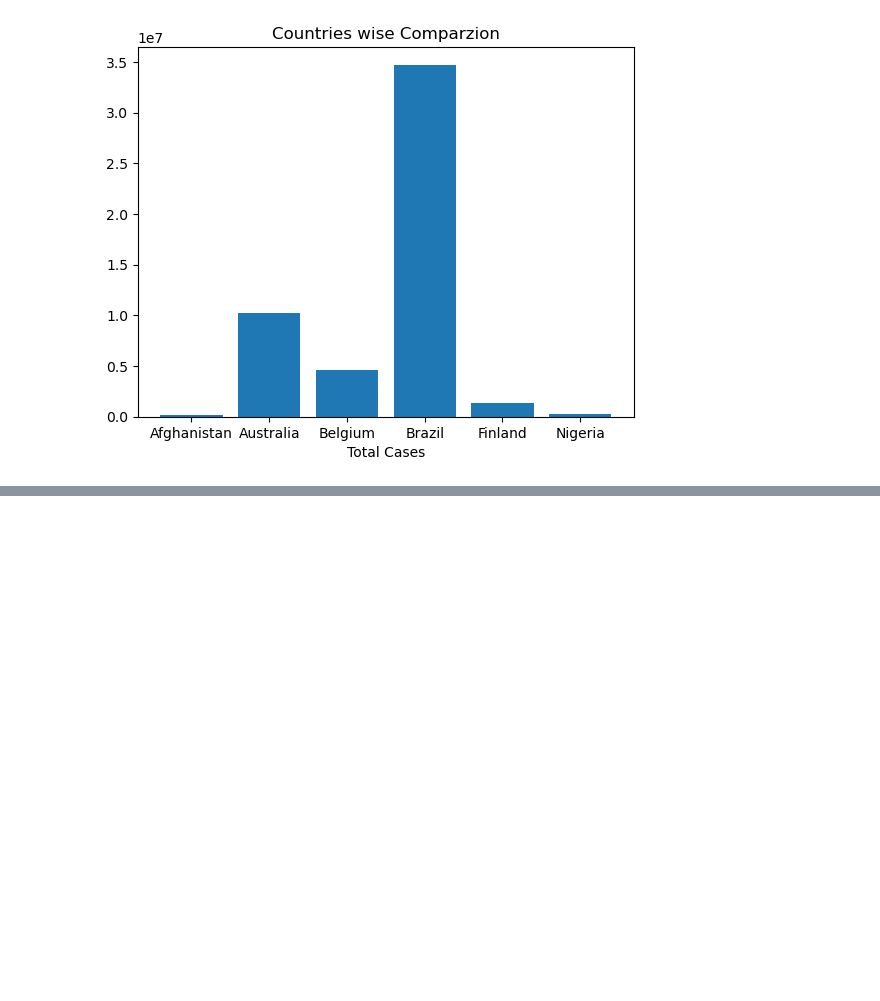
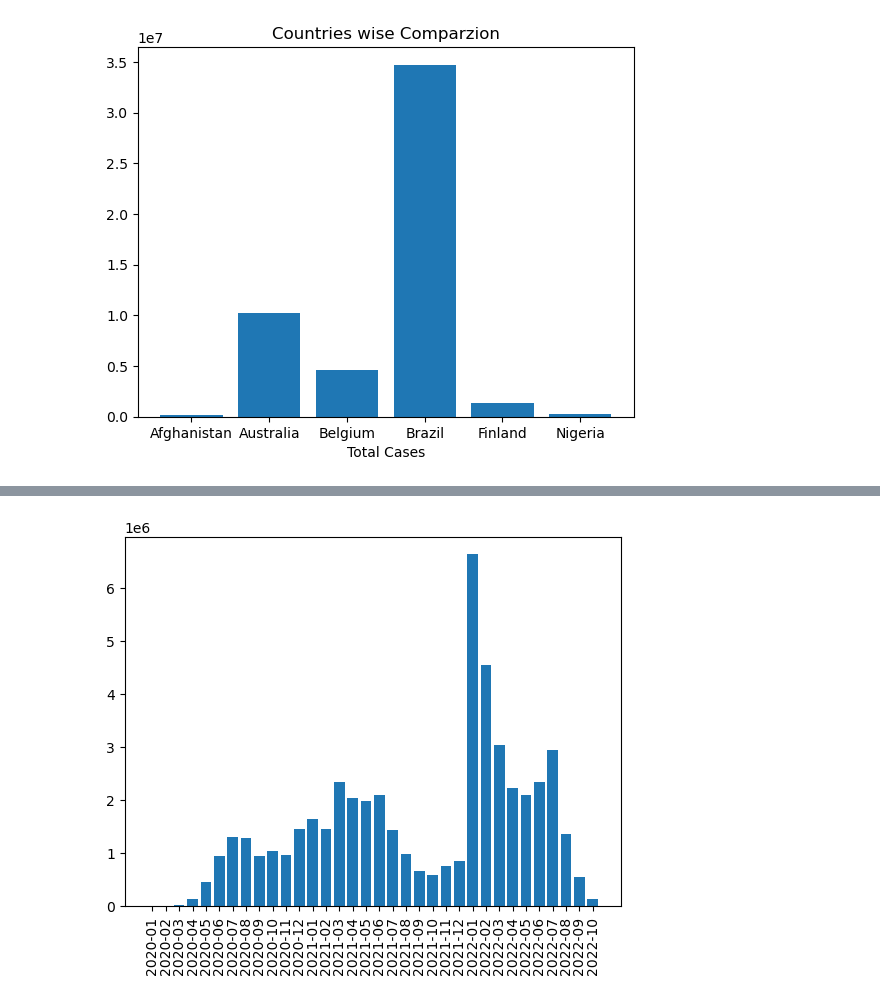
Before and after one commit to hassanab1/Data-Exploration, a Jupyter notebook: EDA Practice Notebook/CookBook C1.ipynb, the cells around one changed output, grey strips where cells are left out. Saved outputs shown, nothing was run; the diff lists cells and outputs as text; code cells hidden in the pictures; blank space fills up the shorter version.

```diff
--- a/EDA Practice Notebook/CookBook C1.ipynb
+++ b/EDA Practice Notebook/CookBook C1.ipynb
@@ -234,0 +257,9 @@ plt.show()
+# %%
+data['year_month'] = data['date'].dt.to_period('M').astype(str)
+monthly_new_Cases = data.groupby('year_month')['new_cases'].sum().reset_index()
+monthly_new_Cases['year_month'] = monthly_new_Cases['year_month'].astype(str)
+plt.bar(monthly_new_Cases['year_month'], monthly_new_Cases['new_cases'])
+plt.xticks(rotation=90)
+plt.show()
+# %% [output]
+[figure, added]
```
Also changed, not shown: parts of 6 cells of this notebook, 1 other file.
